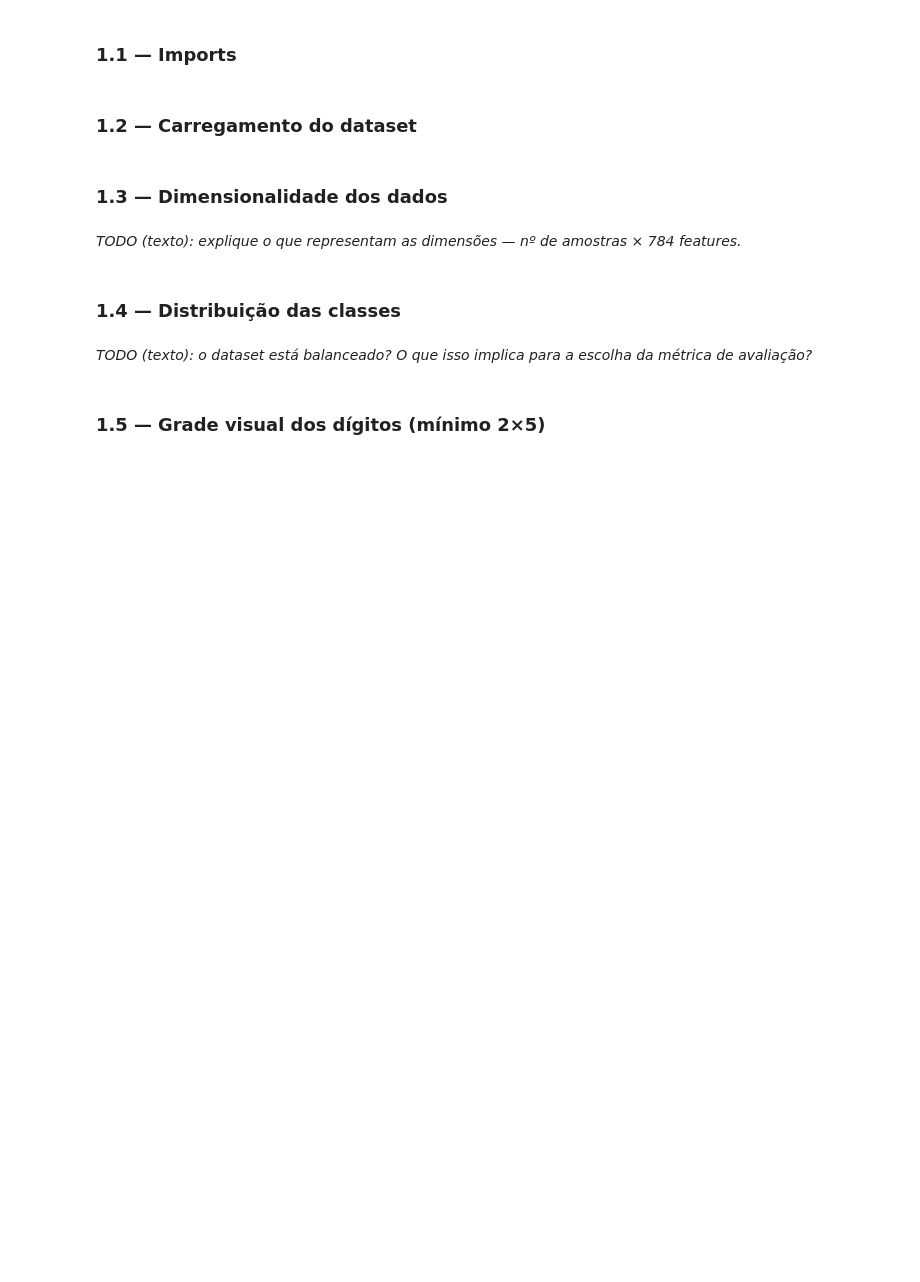
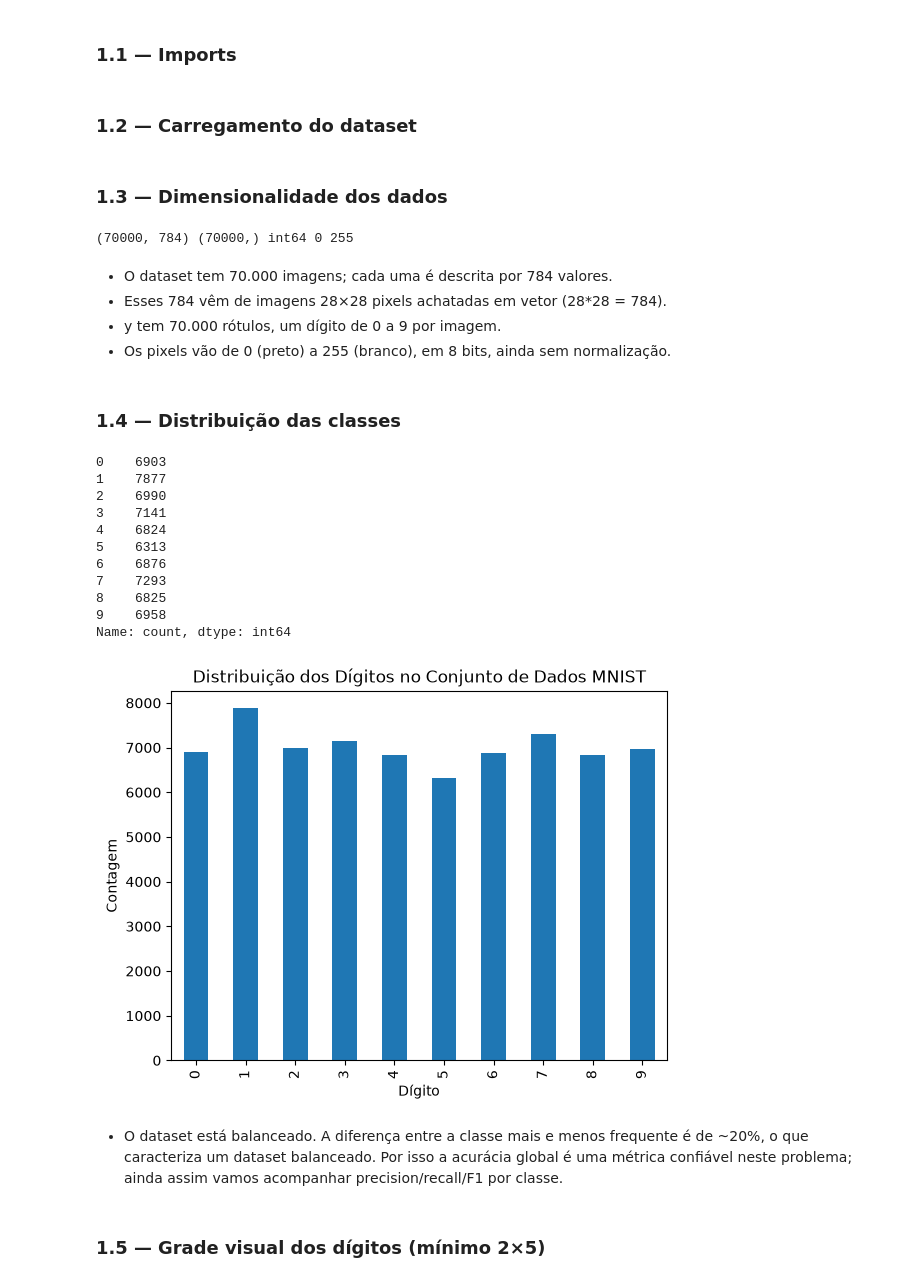
Before and after one commit to lindomarandradegertrudes/mnist-modulo2, a Jupyter notebook: mnist_modulo2.ipynb, the cells around one changed output. Saved outputs shown, nothing was run; the diff lists cells and outputs as text; code cells hidden in the pictures; blank space fills up the shorter version.

Commit message:
implementa Fase 1 (EDA): carregamento, dimensionalidade, distribuicao de classes e grade visual

```diff
--- a/mnist_modulo2.ipynb
+++ b/mnist_modulo2.ipynb
@@ -26,21 +31,49 @@ correspondentes.
 # %%
 # TODO: carregue o MNIST com fetch_openml('mnist_784', version=1, as_frame=False, parser='auto')
 # Lembre: o y volta como STRING -> converta para inteiro (ex: y = y.astype(np.uint8))
+mnist = fetch_openml('mnist_784', version=1, as_frame=False, parser='auto')
+X, y = mnist.data, mnist.target
+y = y.astype(np.uint8)
 # %% [markdown]
 ### 1.3 — Dimensionalidade dos dados
 # %%
 # TODO: imprima X.shape, y.shape, X.dtype, X.min(), X.max()
 # Comente (célula de texto abaixo) o que cada dimensão significa
+print(X.shape, y.shape, X.dtype, X.min(), X.max())
+# %% [output]
+(70000, 784) (70000,) int64 0 255
 # %% [markdown]
-*TODO (texto): explique o que representam as dimensões — nº de amostras × 784 features.*
+- O dataset tem 70.000 imagens; cada uma é descrita por 784 valores.
+- Esses 784 vêm de imagens 28×28 pixels achatadas em vetor (28*28 = 784).
+- y tem 70.000 rótulos, um dígito de 0 a 9 por imagem.
+- Os pixels vão de 0 (preto) a 255 (branco), em 8 bits, ainda sem normalização.
 # %% [markdown]
 ### 1.4 — Distribuição das classes
 # %%
 # TODO: conte quantas amostras existem por dígito (np.unique(..., return_counts=True)
 #       ou pd.Series(y).value_counts().sort_index())
 # TODO: plote um gráfico de barras (contagem por dígito 0-9)
+pd.Series(y).value_counts().sort_index().plot(kind='bar')
+print(pd.Series(y).value_counts().sort_index())
+plt.xlabel('Dígito')
+plt.ylabel('Contagem')
+plt.title('Distribuição dos Dígitos no Conjunto de Dados MNIST')
+plt.show()
+# %% [output]
+0    6903
+1    7877
+2    6990
+3    7141
+4    6824
+5    6313
+6    6876
+7    7293
+8    6825
+9    6958
+Name: count, dtype: int64
+[figure, added]
 # %% [markdown]
-*TODO (texto): o dataset está balanceado? O que isso implica para a escolha da métrica de avaliação?*
+- O dataset está balanceado. A diferença entre a classe mais e menos frequente é de ~20%, o que caracteriza um dataset balanceado. Por isso a acurácia global é uma métrica confiável neste problema; ainda assim vamos acompanhar precision/recall/F1 por classe.
 # %% [markdown]
 ### 1.5 — Grade visual dos dígitos (mínimo 2×5)
 # %%
```
Also changed, not shown: parts of 2 cells of this notebook.
